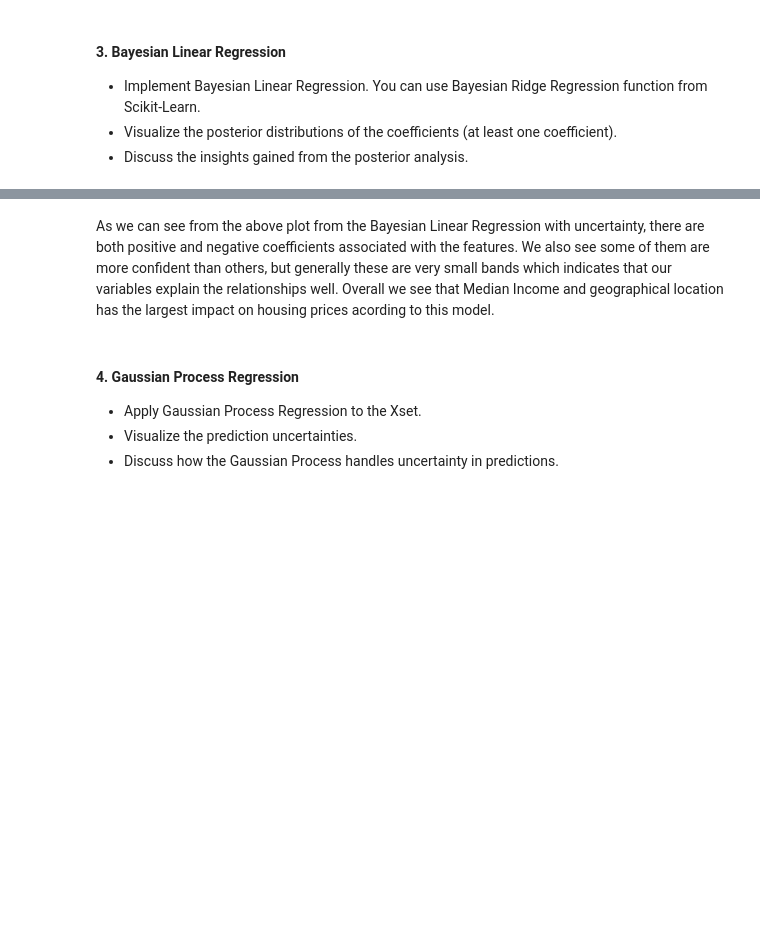
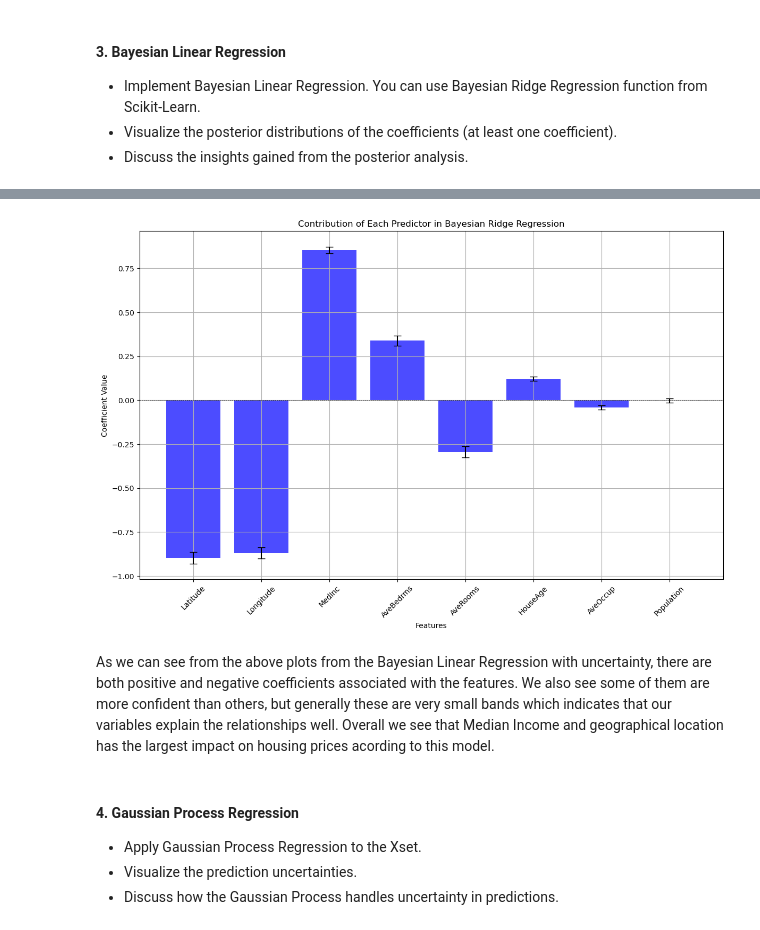
Before and after one commit to asgerbo/Advanced_ML, a Jupyter notebook: assignment_2/Lab_02.ipynb, the cells around one changed output, grey strips where cells are left out. Cells and saved outputs as stored; diff of their text form; code cells hidden in the pictures; blank space fills up the shorter version.

```diff
--- a/assignment_2/Lab_02.ipynb
+++ b/assignment_2/Lab_02.ipynb
@@ -121,5 +142,28 @@ plt.show()
+# %%
+plt.figure(figsize=(12, 8))
+coefs_with_errors = [(coef, error) for coef, error in zip(bayesian_model.coef_, 1.96*std_dev_coef)]
+
+# Sort the coefficients with errors by the magnitude of the coefficient
+coefs_with_errors_sorted = sorted(coefs_with_errors, key=lambda x: -np.abs(x[0]))
+
+# Separate the coefficients and errors for plotting
+sorted_coefs, sorted_errors = zip(*coefs_with_errors_sorted)
+feature_names_sorted = [data.feature_names[i] for i in np.argsort(-np.abs(bayesian_model.coef_))]
+
+# Creating the bar plot
+plt.bar(range(len(sorted_coefs)), sorted_coefs, color='blue', yerr=sorted_errors, align='center', alpha=0.7, capsize=5)
+plt.xticks(range(len(sorted_coefs)), feature_names_sorted, rotation=45)
+plt.xlabel('Features')
+plt.ylabel('Coefficient Value')
+plt.title('Contribution of Each Predictor in Bayesian Ridge Regression')
+plt.axhline(0, color='black', linewidth=0.5, linestyle='--')
+plt.grid(True)
+plt.tight_layout()
+plt.show()
+# %% [output]
+[figure, added]
 # %% [markdown]
-As we can see from the above plot from the Bayesian Linear Regression with uncertainty, there are both positive and negative coefficients associated with the features. We also see some of them are more confident than others, but generally these are very small bands which indicates that our variables explain the relationships well. Overall we see that Median Income and geographical location has the largest impact on housing prices acording to this model.
+As we can see from the above plots from the Bayesian Linear Regression with uncertainty, there are both positive and negative coefficients associated with the features. We also see some of them are more confident than others, but generally these are very small bands which indicates that our variables explain the relationships well. Overall we see that Median Income and geographical location has the largest impact on housing prices acording to this model.
 # %% [markdown]
 #### 4. Gaussian Process Regression
 - Apply Gaussian Process Regression to the Xset.
```
Also changed, not shown: parts of 27 cells of this notebook, 1 other file.
